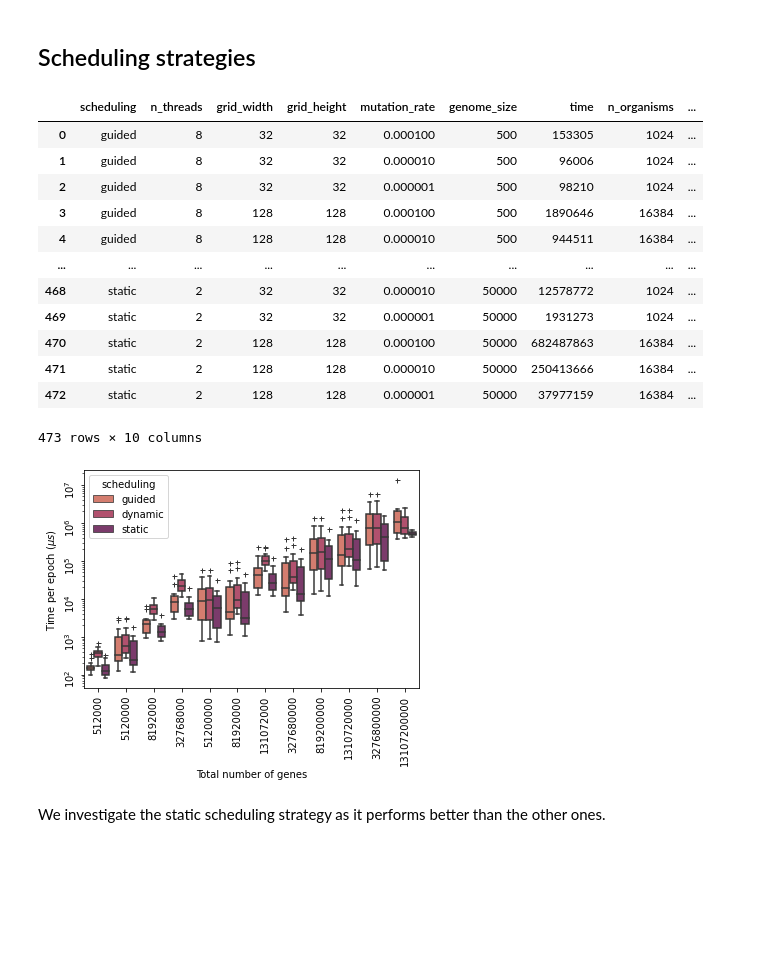
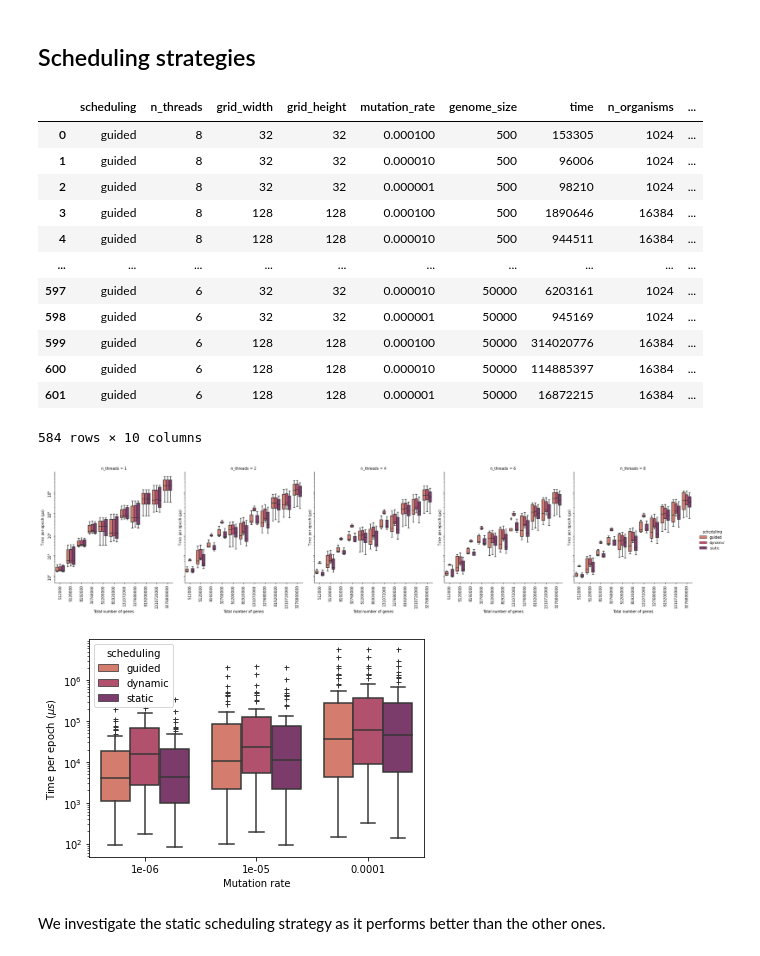
Before and after one commit to teobouvard/aevol-hpc, a Jupyter notebook: report/analysis.ipynb, the cells around one changed output. Drawn from its saved outputs; the diff is of its cells as text; code cells hidden in the pictures; blank space fills up the shorter version.

Commit message:
Add scheduling strategies analysis and graphs

```diff
--- a/report/analysis.ipynb
+++ b/report/analysis.ipynb
@@ -15,6 +15,8 @@ from line_annotation import line_annotate
 N_EPOCHS = 1000
 df = pd.read_csv('../benchmarks/results_scheduling_bak.csv')
 df['n_organisms'] = df['grid_width'] * df['grid_height']
+# remove rows not fitting in RAM
+df = df[(df['n_organisms'] != 512*512) | (df['genome_size'] != 50000)]
 df["n_genes"] = df["n_organisms"] * df["genome_size"]
 df['time_per_epoch'] = df['time'] / N_EPOCHS
 df
@@ -26,22 +28,31 @@ df
 | 3 | guided | 8 | 128 | 128 | 0.000100 | 500 | 1890646 | 16384 | ... |
 | 4 | guided | 8 | 128 | 128 | 0.000010 | 500 | 944511 | 16384 | ... |
 | ... | ... | ... | ... | ... | ... | ... | ... | ... | ... |
-| 468 | static | 2 | 32 | 32 | 0.000010 | 50000 | 12578772 | 1024 | ... |
-| 469 | static | 2 | 32 | 32 | 0.000001 | 50000 | 1931273 | 1024 | ... |
-| 470 | static | 2 | 128 | 128 | 0.000100 | 50000 | 682487863 | 16384 | ... |
-| 471 | static | 2 | 128 | 128 | 0.000010 | 50000 | 250413666 | 16384 | ... |
-| 472 | static | 2 | 128 | 128 | 0.000001 | 50000 | 37977159 | 16384 | ... |
+| 597 | guided | 6 | 32 | 32 | 0.000010 | 50000 | 6203161 | 1024 | ... |
+| 598 | guided | 6 | 32 | 32 | 0.000001 | 50000 | 945169 | 1024 | ... |
+| 599 | guided | 6 | 128 | 128 | 0.000100 | 50000 | 314020776 | 16384 | ... |
+| 600 | guided | 6 | 128 | 128 | 0.000010 | 50000 | 114885397 | 16384 | ... |
+| 601 | guided | 6 | 128 | 128 | 0.000001 | 50000 | 16872215 | 16384 | ... |
-473 rows × 10 columns
+584 rows × 10 columns
+# %%
+flierprops = dict(marker='+')
+fig = sns.catplot(data=df, x="n_genes", y="time_per_epoch", hue="scheduling", col="n_threads", palette="flare", kind="box")
+fig.set(yscale="log")
+for sub in fig.axes[0]:
+    sub.tick_params(labelrotation=90)
+    sub.set_xlabel("Total number of genes")
+    sub.set_ylabel("Time per epoch ($\mu s$)")
+fig.savefig('img/scheduling_strategies_n_genes_by_n_threads.pdf', bbox_inches="tight")
+# %% [output]
+[figure, added]
 # %%
-flierprops = dict(marker='+')
-ax = sns.boxplot(data=df, x="n_genes", y="time_per_epoch", hue="scheduling", palette="flare", flierprops=flierprops)
+ax = sns.boxplot(data=df, x="mutation_rate", y="time_per_epoch", hue="scheduling", palette="flare", flierprops=flierprops)
 ax.set(yscale="log")
-ax.tick_params(labelrotation=90)
-ax.set_xlabel("Total number of genes")
+ax.set_xlabel("Mutation rate")
 ax.set_ylabel("Time per epoch ($\mu s$)")
-ax.get_figure().savefig('img/scheduling_strategies.pdf', bbox_inches="tight")
+ax.get_figure().savefig('img/scheduling_strategies_mutation_rate.pdf', bbox_inches="tight")
 # %% [output]
-[figure, old version]
+[figure, new version]
 # %% [markdown]
 We investigate the static scheduling strategy as it performs better than the other ones.
 # %%
```
Also changed, not shown: parts of 4 cells of this notebook, 14 other files.
